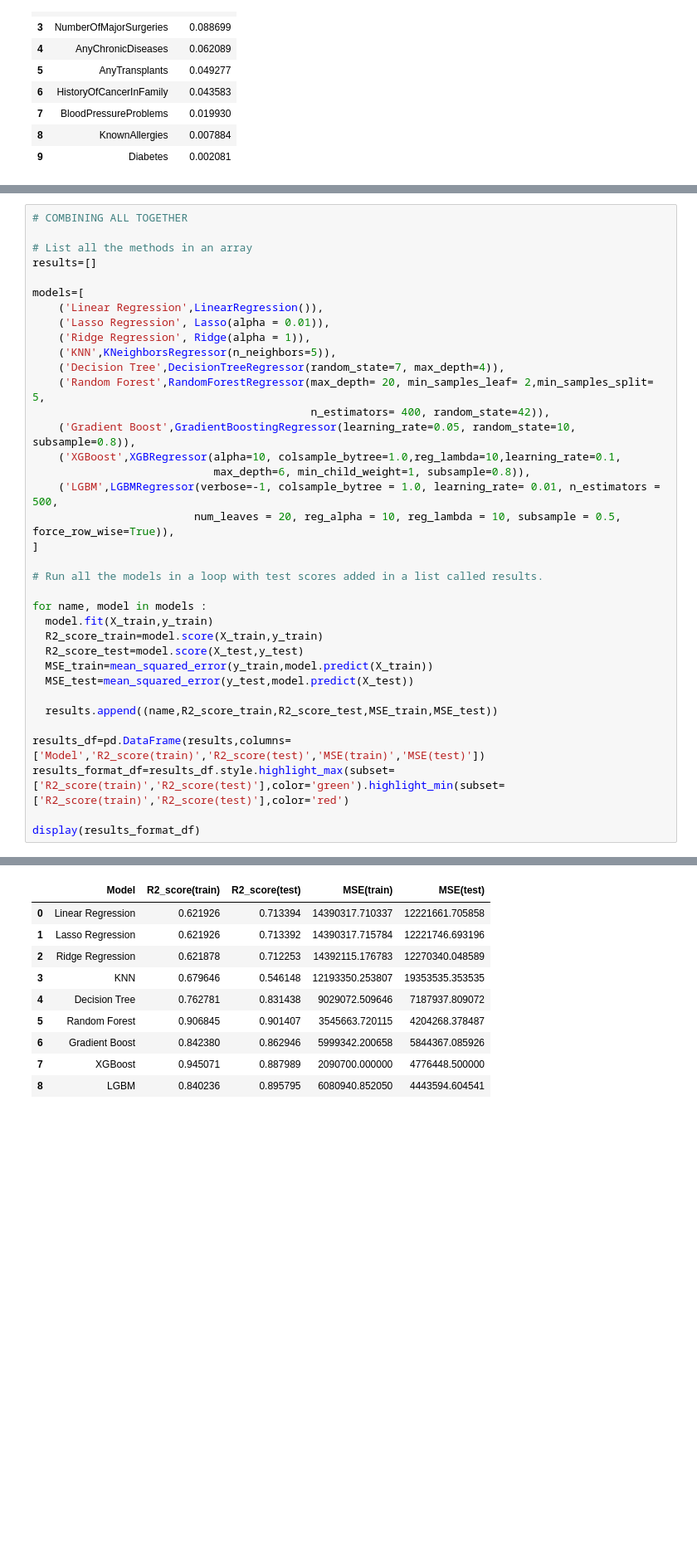
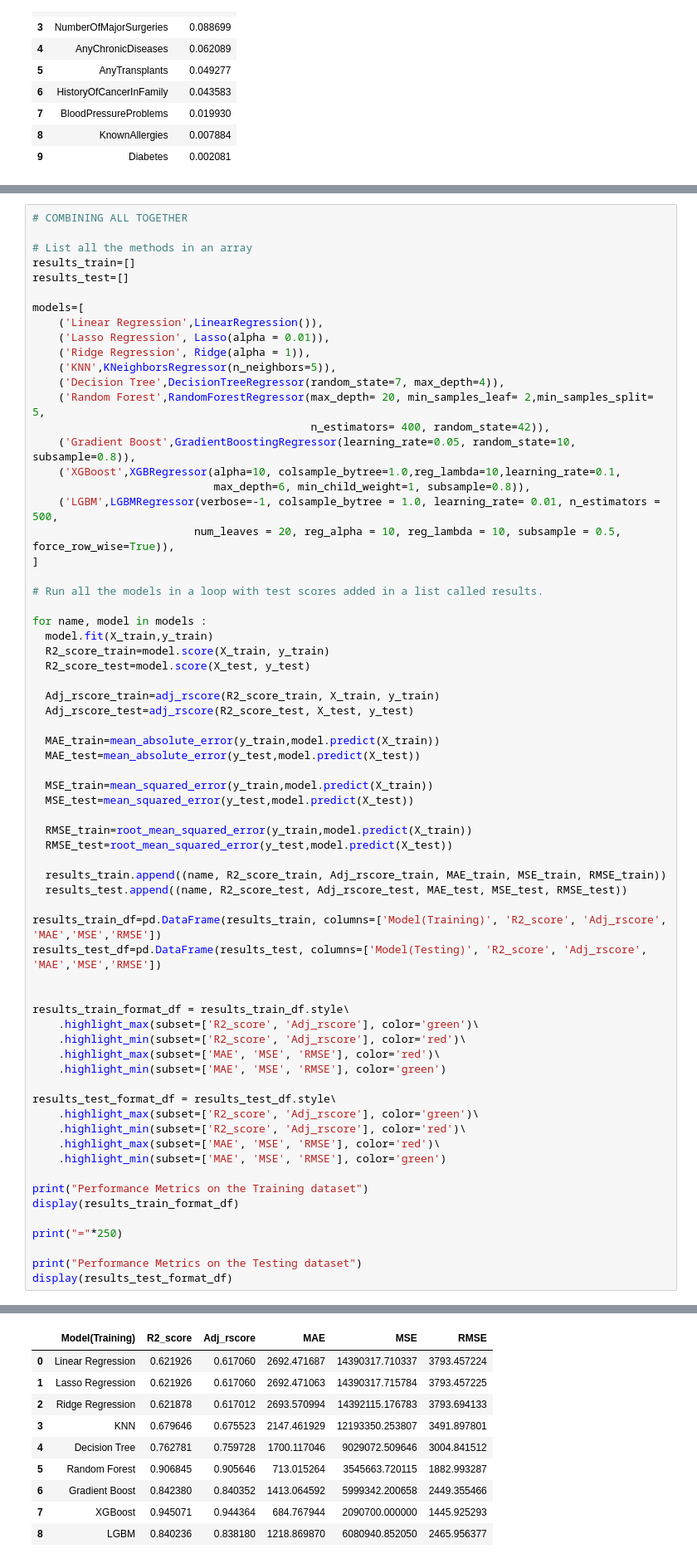
Before and after one commit to jay-smrit/Insurance-Cost-Prediction, a Jupyter notebook: Insurance_Cost_Prediciton.ipynb, the cells around one changed output, grey strips where cells are left out. Shown at 83% size. Cells and saved outputs as stored; diff of their text form; blank space fills up the shorter version.

```diff
--- a/Insurance_Cost_Prediciton.ipynb
+++ b/Insurance_Cost_Prediciton.ipynb
@@ -1363,7 +1365,8 @@ df_param_coeff.head(10)
 # COMBINING ALL TOGETHER
 
 # List all the methods in an array
-results=[]
+results_train=[]
+results_test=[]
 
 models=[
     ('Linear Regression',LinearRegression()),
@@ -1384,15 +1387,45 @@ models=[
 
 for name, model in models :
   model.fit(X_train,y_train)
-  R2_score_train=model.score(X_train,y_train)
-  R2_score_test=model.score(X_test,y_test)
+  R2_score_train=model.score(X_train, y_train)
+  R2_score_test=model.score(X_test, y_test)
+
+  Adj_rscore_train=adj_rscore(R2_score_train, X_train, y_train)
+  Adj_rscore_test=adj_rscore(R2_score_test, X_test, y_test)
+
+  MAE_train=mean_absolute_error(y_train,model.predict(X_train))
+  MAE_test=mean_absolute_error(y_test,model.predict(X_test))
+
   MSE_train=mean_squared_error(y_train,model.predict(X_train))
   MSE_test=mean_squared_error(y_test,model.predict(X_test))
 
-  results.append((name,R2_score_train,R2_score_test,MSE_train,MSE_test))
+  RMSE_train=root_mean_squared_error(y_train,model.predict(X_train))
+  RMSE_test=root_mean_squared_error(y_test,model.predict(X_test))
 
-results_df=pd.DataFrame(results,columns=['Model','R2_score(train)','R2_score(test)','MSE(train)','MSE(test)'])
-results_format_df=results_df.style.highlight_max(subset=['R2_score(train)','R2_score(test)'],color='green').highlight_min(subset=['R2_score(train)','R2_score(test)'],color='red')
+  results_train.append((name, R2_score_train, Adj_rscore_train, MAE_train, MSE_train, RMSE_train))
+  results_test.append((name, R2_score_test, Adj_rscore_test, MAE_test, MSE_test, RMSE_test))
 
-display(results_format_df)
+results_train_df=pd.DataFrame(results_train, columns=['Model(Training)', 'R2_score', 'Adj_rscore', 'MAE','MSE','RMSE'])
+results_test_df=pd.DataFrame(results_test, columns=['Model(Testing)', 'R2_score', 'Adj_rscore', 'MAE','MSE','RMSE'])
+
+
+results_train_format_df = results_train_df.style\
+    .highlight_max(subset=['R2_score', 'Adj_rscore'], color='green')\
+    .highlight_min(subset=['R2_score', 'Adj_rscore'], color='red')\
+    .highlight_max(subset=['MAE', 'MSE', 'RMSE'], color='red')\
+    .highlight_min(subset=['MAE', 'MSE', 'RMSE'], color='green')
+
+results_test_format_df = results_test_df.style\
+    .highlight_max(subset=['R2_score', 'Adj_rscore'], color='green')\
+    .highlight_min(subset=['R2_score', 'Adj_rscore'], color='red')\
+    .highlight_max(subset=['MAE', 'MSE', 'RMSE'], color='red')\
+    .highlight_min(subset=['MAE', 'MSE', 'RMSE'], color='green')
+
+print("Performance Metrics on the Training dataset")
+display(results_train_format_df)
+
+print("="*250)
+
+print("Performance Metrics on the Testing dataset")
+display(results_test_format_df)
 # %% [output]
@@ -1399,10 +1433,10 @@ display(results_format_df)
-|  | Model | R2_score(train) | R2_score(test) | MSE(train) | MSE(test) |
-| 0 | Linear Regression | 0.621926 | 0.713394 | 14390317.710337 | 12221661.705858 |
-| 1 | Lasso Regression | 0.621926 | 0.713392 | 14390317.715784 | 12221746.693196 |
-| 2 | Ridge Regression | 0.621878 | 0.712253 | 14392115.176783 | 12270340.048589 |
-| 3 | KNN | 0.679646 | 0.546148 | 12193350.253807 | 19353535.353535 |
-| 4 | Decision Tree | 0.762781 | 0.831438 | 9029072.509646 | 7187937.809072 |
-| 5 | Random Forest | 0.906845 | 0.901407 | 3545663.720115 | 4204268.378487 |
-| 6 | Gradient Boost | 0.842380 | 0.862946 | 5999342.200658 | 5844367.085926 |
-| 7 | XGBoost | 0.945071 | 0.887989 | 2090700.000000 | 4776448.500000 |
-| 8 | LGBM | 0.840236 | 0.895795 | 6080940.852050 | 4443594.604541 |
+|  | Model(Training) | R2_score | Adj_rscore | MAE | MSE | RMSE |
+| 0 | Linear Regression | 0.621926 | 0.617060 | 2692.471687 | 14390317.710337 | 3793.457224 |
+| 1 | Lasso Regression | 0.621926 | 0.617060 | 2692.471063 | 14390317.715784 | 3793.457225 |
+| 2 | Ridge Regression | 0.621878 | 0.617012 | 2693.570994 | 14392115.176783 | 3793.694133 |
+| 3 | KNN | 0.679646 | 0.675523 | 2147.461929 | 12193350.253807 | 3491.897801 |
+| 4 | Decision Tree | 0.762781 | 0.759728 | 1700.117046 | 9029072.509646 | 3004.841512 |
+| 5 | Random Forest | 0.906845 | 0.905646 | 713.015264 | 3545663.720115 | 1882.993287 |
+| 6 | Gradient Boost | 0.842380 | 0.840352 | 1413.064592 | 5999342.200658 | 2449.355466 |
+| 7 | XGBoost | 0.945071 | 0.944364 | 684.767944 | 2090700.000000 | 1445.925293 |
+| 8 | LGBM | 0.840236 | 0.838180 | 1218.869870 | 6080940.852050 | 2465.956377 |
```
Also changed, not shown: parts of 3 cells of this notebook, 2 other files.
